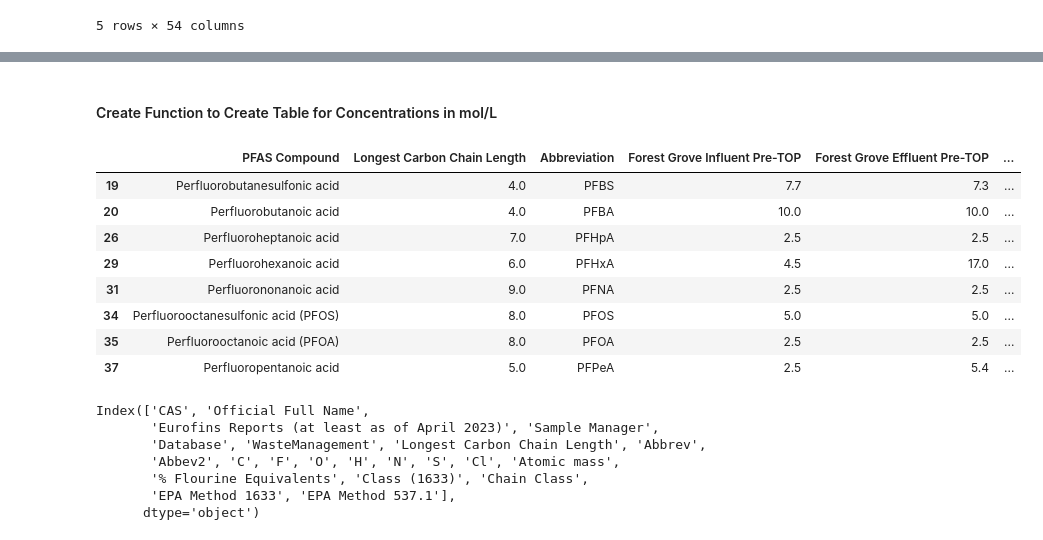
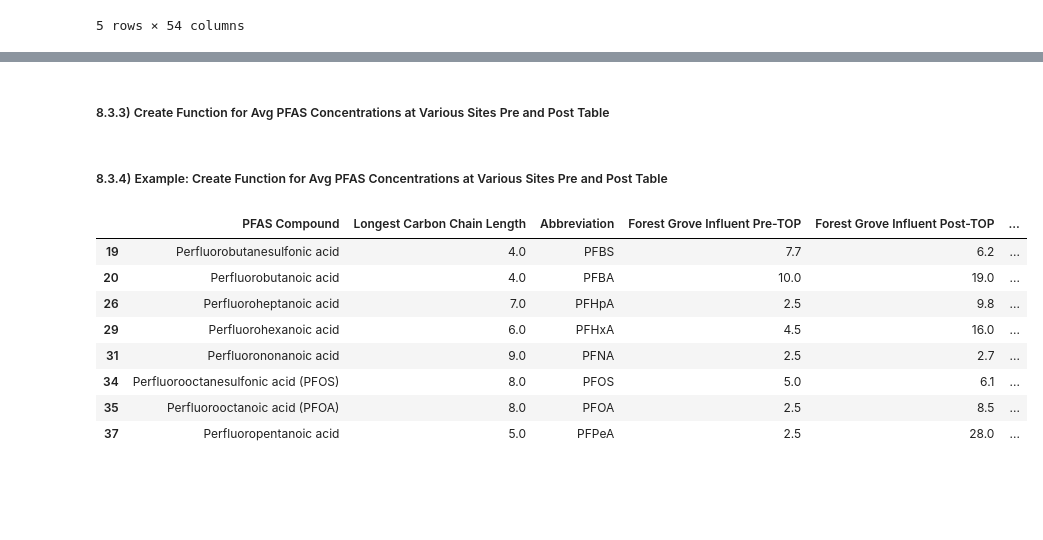
Before and after one commit to Clean-Water-Services/Jupyter-Notebooks, a Jupyter notebook: PFAS_Toolbox.ipynb, the cells around one changed output, grey strips where cells are left out. Saved outputs shown, nothing was run; the diff lists cells and outputs as text; code cells hidden in the pictures; blank space fills up the shorter version.

Commit message:
Updated notebook for PFAS Toolbox, added functions for additonal analysis and data visualizations

```diff
--- a/PFAS_Toolbox.ipynb
+++ b/PFAS_Toolbox.ipynb
@@ -832,0 +925,11 @@ def create_custom_pivot_table_with_filters(data_df, filter_qual_summary=None, st
+# %%
+
+PFAS_List= ['Perfluorobutanesulfonic acid','Perfluorobutanoic acid','Perfluoropentanoic acid','Perfluorohexanoic acid','Perfluoroheptanoic acid',
+            'Perfluorooctanesulfonic acid (PFOS)','Perfluorooctanoic acid (PFOA)','Perfluorononanoic acid']
+
+sample_locations = ['Forest Grove Influent','Forest Grove Effluent','Rock Creek Influent','Rock Creek Influent','Rock Creek Effluent',
+                    'Durham Influent','Durham Effluent']
+pivot_table_pre_top=custom_pivot_table
+
+FlourineEquiv_molL=create_pfas_compound_table_with_sample_location(PFAS_List, sample_locations, df_PFAS_Attributes, pivot_table_pre_top)
+FlourineEquiv_molL
@@ -832,0 +997,8 @@ def create_custom_pivot_table_with_filters(data_df, filter_qual_summary=None, st
+# %%
+# Note: you may need to recreate the FlourineEquiv_molL table  from the last section if running into an error.
+#This will happen if you try to run this function twice.
+sample_locations = ['Forest Grove Influent','Forest Grove Effluent','Rock Creek Influent','Rock Creek Influent','Rock Creek Effluent',
+                    'Durham Influent','Durham Effluent']
+compound_table=FlourineEquiv_molL
+
+create_stacked_bar_chart(compound_table, sample_locations)
@@ -867,24 +1094,22 @@ custom_pivot_table
 | TOP-Perfluoroundecanoic acid | 1.25 | 1.25 | 1.25 | 1.25 | ... |
 62 rows × 8 columns
-# %% [markdown]
-#### Create Function to Create Table for Concentrations in  mol/L
+# %% [markdown]
+##### 8.3.3) Create Function for Avg PFAS Concentrations at Various Sites Pre and Post Table
 # %%
-import pandas as pd
-
-def create_pfas_compound_table_with_sample_location(PFAS_List, sample_locations, df_PFAS_Attributes, pivot_table_pre_top):
+def create_pfas_compound_table_with_sample_location(PFAS_List, sample_locations, df_PFAS_Attributes, pivot_table):
     """
     Create a table with PFAS Compounds as rows, lookup 'Longest Carbon Chain Length' and 'Abbreviation' values from df_PFAS_attributes,
-    and populate 'Sample Location Pre-TOP' columns based on pivot_table_pre_top.
+    and populate 'Sample Location Pre-TOP' and 'Sample Location Post-TOP' columns based on pivot_table.
 
     Args:
         PFAS_List (list of str): List of PFAS Compounds to include in the table.
         sample_locations (list of str): List of Sample Locations.
         df_PFAS_Attributes (pd.DataFrame): DataFrame containing PFAS attributes including 'Database', 'Longest Carbon Chain Length', and 'Abbrev'.
-        pivot_table_pre_top (pd.DataFrame): The pivot table containing values for 'Pre-TOP'.
+        pivot_table (pd.DataFrame): The pivot table containing values for PFAS Compounds and Sample Locations.
 
     Returns:
         pd.DataFrame: The table with PFAS Compounds as rows, 'Longest Carbon Chain Length', 'Abbreviation',
-        and columns for Sample Locations with suffixes "Pre-TOP" populated.
+        and columns for Sample Locations with suffixes "Pre-TOP" and "Post-TOP" populated.
     """
     try:
         # Filter df_PFAS_attributes based on PFAS_List
@@ -897,15 +1122,17 @@ def create_pfas_compound_table_with_sample_location(PFAS_List, sample_locations,
             'Abbreviation': filtered_attributes['Abbrev']
         })
 
-        # Iterate through Sample Locations and fill 'Sample Location Pre-TOP' columns based on pivot_table_pre_top
+        # Iterate through Sample Locations and fill 'Sample Location Pre-TOP' columns based on pivot_table
         for location in sample_locations:
+            # Modify this line to include the multiplication and division for Pre-TOP
             compound_table[f'{location} Pre-TOP'] = compound_table['PFAS Compound'].apply(
-                lambda x: pivot_table_pre_top.at[x, location] if x in pivot_table_pre_top.index else None
+                lambda x: (pivot_table.at[x, location] if x in pivot_table.index else None)
             )
 
-        # Create columns with suffixes "Post-TOP" (filled with null values)
-        for location in sample_locations:
-            compound_table[f'{location} Post-TOP'] = None
+            # Modify this line to include the multiplication and division for Post-TOP
+            compound_table[f'{location} Post-TOP'] = compound_table['PFAS Compound'].apply(
+                lambda x: (pivot_table.at[f'TOP-{x}', location] if f'TOP-{x}' in pivot_table.index else None)
+            )
 
         return compound_table
 
@@ -965,29 +1142,21 @@ def create_pfas_compound_table_with_sample_location(PFAS_List, sample_locations,
+# %% [markdown]
+##### 8.3.4) Example: Create Function for Avg PFAS Concentrations at Various Sites Pre and Post Table
 # %%
-
 PFAS_List= ['Perfluorobutanesulfonic acid','Perfluorobutanoic acid','Perfluoropentanoic acid','Perfluorohexanoic acid','Perfluoroheptanoic acid',
             'Perfluorooctanesulfonic acid (PFOS)','Perfluorooctanoic acid (PFOA)','Perfluorononanoic acid']
 
-sample_locations = ['Forest Grove Influent','Forest Grove Effluent']
+sample_locations = ['Forest Grove Influent','Forest Grove Effluent','Rock Creek Influent','Rock Creek Influent','Rock Creek Effluent',
+                    'Durham Influent','Durham Effluent']
 pivot_table_pre_top=custom_pivot_table
 
 create_pfas_compound_table_with_sample_location(PFAS_List, sample_locations, df_PFAS_Attributes, pivot_table_pre_top)
 # %% [output]
-|  | PFAS Compound | Longest Carbon Chain Length | Abbreviation | Forest Grove Influent Pre-TOP | Forest Grove Effluent Pre-TOP | ... |
-| 19 | Perfluorobutanesulfonic acid | 4.0 | PFBS | 7.7 | 7.3 | ... |
-| 20 | Perfluorobutanoic acid | 4.0 | PFBA | 10.0 | 10.0 | ... |
-| 26 | Perfluoroheptanoic acid | 7.0 | PFHpA | 2.5 | 2.5 | ... |
-| 29 | Perfluorohexanoic acid | 6.0 | PFHxA | 4.5 | 17.0 | ... |
-| 31 | Perfluorononanoic acid | 9.0 | PFNA | 2.5 | 2.5 | ... |
-| 34 | Perfluorooctanesulfonic acid (PFOS) | 8.0 | PFOS | 5.0 | 5.0 | ... |
-| 35 | Perfluorooctanoic acid (PFOA) | 8.0 | PFOA | 2.5 | 2.5 | ... |
-| 37 | Perfluoropentanoic acid | 5.0 | PFPeA | 2.5 | 5.4 | ... |
+|  | PFAS Compound | Longest Carbon Chain Length | Abbreviation | Forest Grove Influent Pre-TOP | Forest Grove Influent Post-TOP | ... |
+| 19 | Perfluorobutanesulfonic acid | 4.0 | PFBS | 7.7 | 6.2 | ... |
+| 20 | Perfluorobutanoic acid | 4.0 | PFBA | 10.0 | 19.0 | ... |
+| 26 | Perfluoroheptanoic acid | 7.0 | PFHpA | 2.5 | 9.8 | ... |
+| 29 | Perfluorohexanoic acid | 6.0 | PFHxA | 4.5 | 16.0 | ... |
+| 31 | Perfluorononanoic acid | 9.0 | PFNA | 2.5 | 2.7 | ... |
+| 34 | Perfluorooctanesulfonic acid (PFOS) | 8.0 | PFOS | 5.0 | 6.1 | ... |
+| 35 | Perfluorooctanoic acid (PFOA) | 8.0 | PFOA | 2.5 | 8.5 | ... |
+| 37 | Perfluoropentanoic acid | 5.0 | PFPeA | 2.5 | 28.0 | ... |
-# %%
-df_PFAS_Attributes.columns
-# %% [output]
-Index(['CAS', 'Official Full Name',
-       'Eurofins Reports (at least as of April 2023)', 'Sample Manager',
-       'Database', 'WasteManagement', 'Longest Carbon Chain Length', 'Abbrev',
-       'Abbev2', 'C', 'F', 'O', 'H', 'N', 'S', 'Cl', 'Atomic mass',
-       '% Flourine Equivalents', 'Class (1633)', 'Chain Class',
-       'EPA Method 1633', 'EPA Method 537.1'],
-      dtype='object')
```
Also changed, not shown: parts of 92 cells of this notebook.
